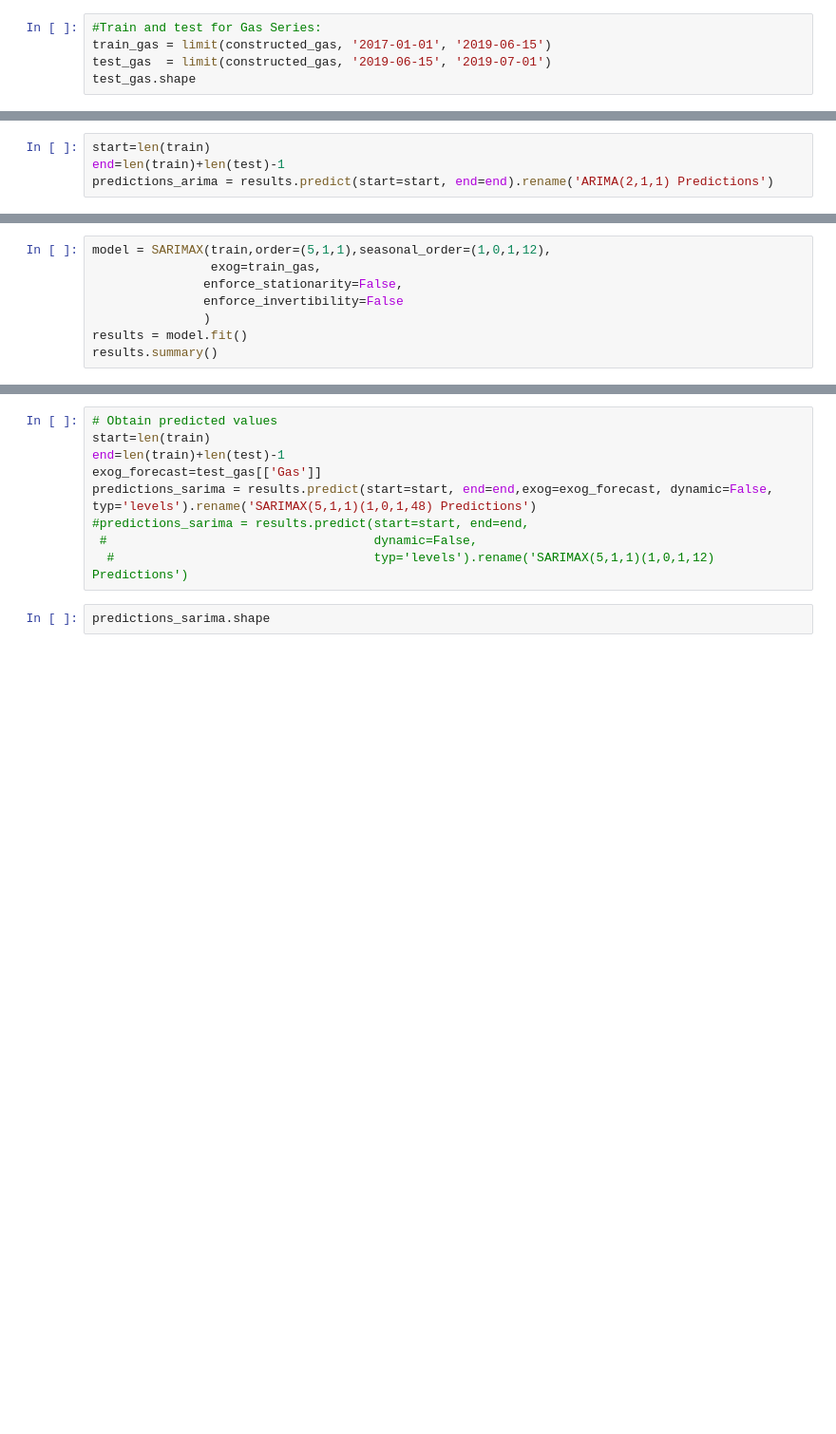
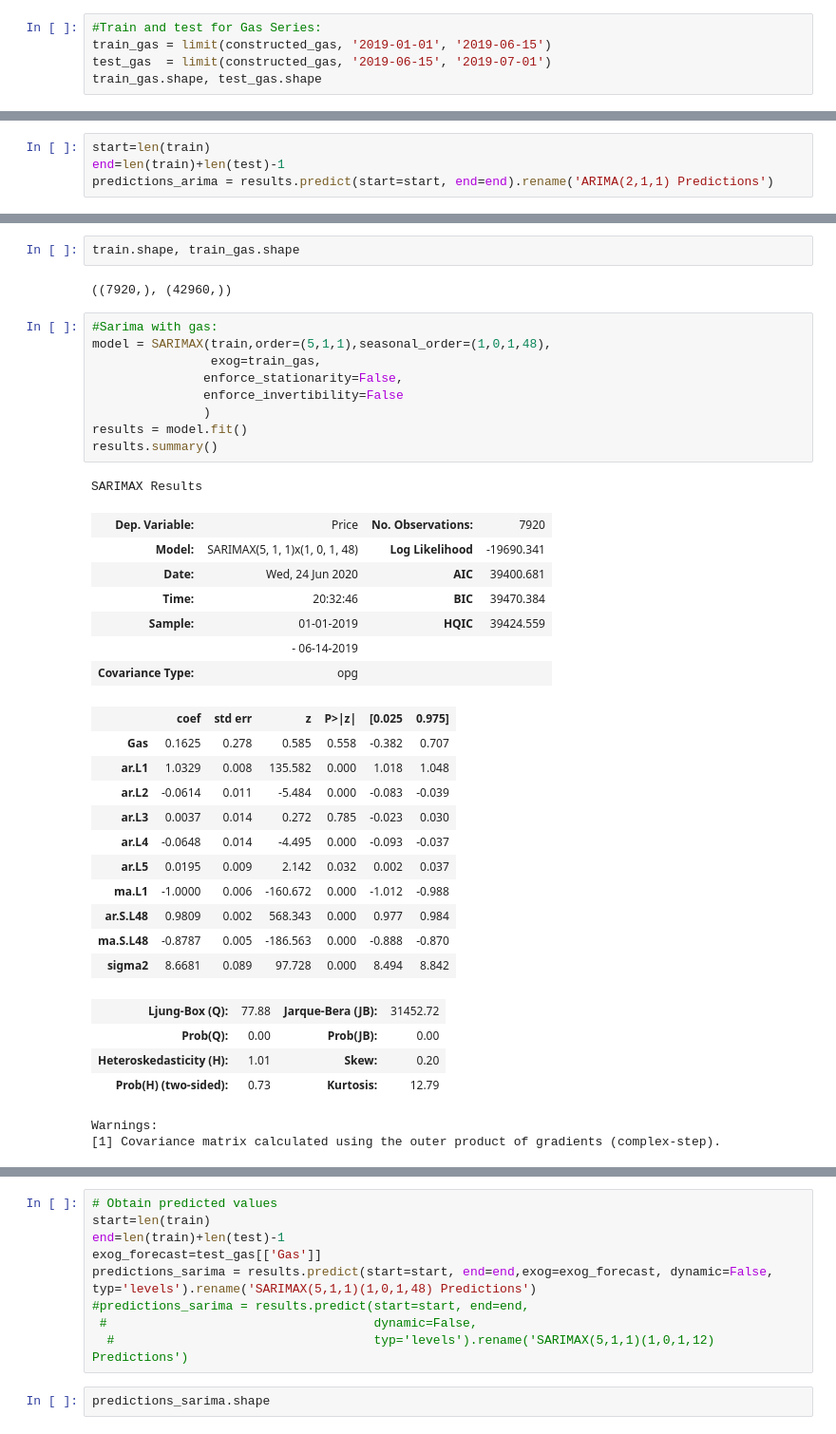
Before and after one commit to vjosapreniqi/UK-electricity-price-prediction, a Jupyter notebook: Notebooks/ARIMA Models.ipynb, the cells around one changed output, grey strips where cells are left out. Shown at 95% size. Drawn from its saved outputs; the diff is of its cells as text; blank space fills up the shorter version.

Commit message:
Arima Model updated

```diff
--- a/Notebooks/ARIMA Models.ipynb
+++ b/Notebooks/ARIMA Models.ipynb
@@ -72,5 +114,5 @@ train_.shape
 # %%
 #Train and test for Gas Series:
-train_gas = limit(constructed_gas, '2017-01-01', '2019-06-15')
+train_gas = limit(constructed_gas, '2019-01-01', '2019-06-15')
 test_gas  = limit(constructed_gas, '2019-06-15', '2019-07-01')
-test_gas.shape
+train_gas.shape, test_gas.shape
@@ -250,10 +402,41 @@ ax.set(xlabel=xlabel, ylabel=ylabel)
+# %%
+train.shape, train_gas.shape
+# %% [output]
+((7920,), (42960,))
 # %%
-model = SARIMAX(train,order=(5,1,1),seasonal_order=(1,0,1,12),
+#Sarima with gas:
+model = SARIMAX(train,order=(5,1,1),seasonal_order=(1,0,1,48),
                 exog=train_gas,
                enforce_stationarity=False,
                enforce_invertibility=False
                )
 results = model.fit()
 results.summary()
+# %% [output]
+SARIMAX Results
+| Dep. Variable: | Price | No. Observations: | 7920 |
+| Model: | SARIMAX(5, 1, 1)x(1, 0, 1, 48) | Log Likelihood | -19690.341 |
+| Date: | Wed, 24 Jun 2020 | AIC | 39400.681 |
+| Time: | 20:32:46 | BIC | 39470.384 |
+| Sample: | 01-01-2019 | HQIC | 39424.559 |
+|  | - 06-14-2019 |  |  |
+| Covariance Type: | opg |  |  |
+|  | coef | std err | z | P>|z| | [0.025 | 0.975] |
+| Gas | 0.1625 | 0.278 | 0.585 | 0.558 | -0.382 | 0.707 |
+| ar.L1 | 1.0329 | 0.008 | 135.582 | 0.000 | 1.018 | 1.048 |
+| ar.L2 | -0.0614 | 0.011 | -5.484 | 0.000 | -0.083 | -0.039 |
+| ar.L3 | 0.0037 | 0.014 | 0.272 | 0.785 | -0.023 | 0.030 |
+| ar.L4 | -0.0648 | 0.014 | -4.495 | 0.000 | -0.093 | -0.037 |
+| ar.L5 | 0.0195 | 0.009 | 2.142 | 0.032 | 0.002 | 0.037 |
+| ma.L1 | -1.0000 | 0.006 | -160.672 | 0.000 | -1.012 | -0.988 |
+| ar.S.L48 | 0.9809 | 0.002 | 568.343 | 0.000 | 0.977 | 0.984 |
+| ma.S.L48 | -0.8787 | 0.005 | -186.563 | 0.000 | -0.888 | -0.870 |
+| sigma2 | 8.6681 | 0.089 | 97.728 | 0.000 | 8.494 | 8.842 |
+| Ljung-Box (Q): | 77.88 | Jarque-Bera (JB): | 31452.72 |
+| Prob(Q): | 0.00 | Prob(JB): | 0.00 |
+| Heteroskedasticity (H): | 1.01 | Skew: | 0.20 |
+| Prob(H) (two-sided): | 0.73 | Kurtosis: | 12.79 |
+Warnings:
+[1] Covariance matrix calculated using the outer product of gradients (complex-step).
 # %%
 train.shape
```
Also changed, not shown: parts of 36 cells of this notebook.
